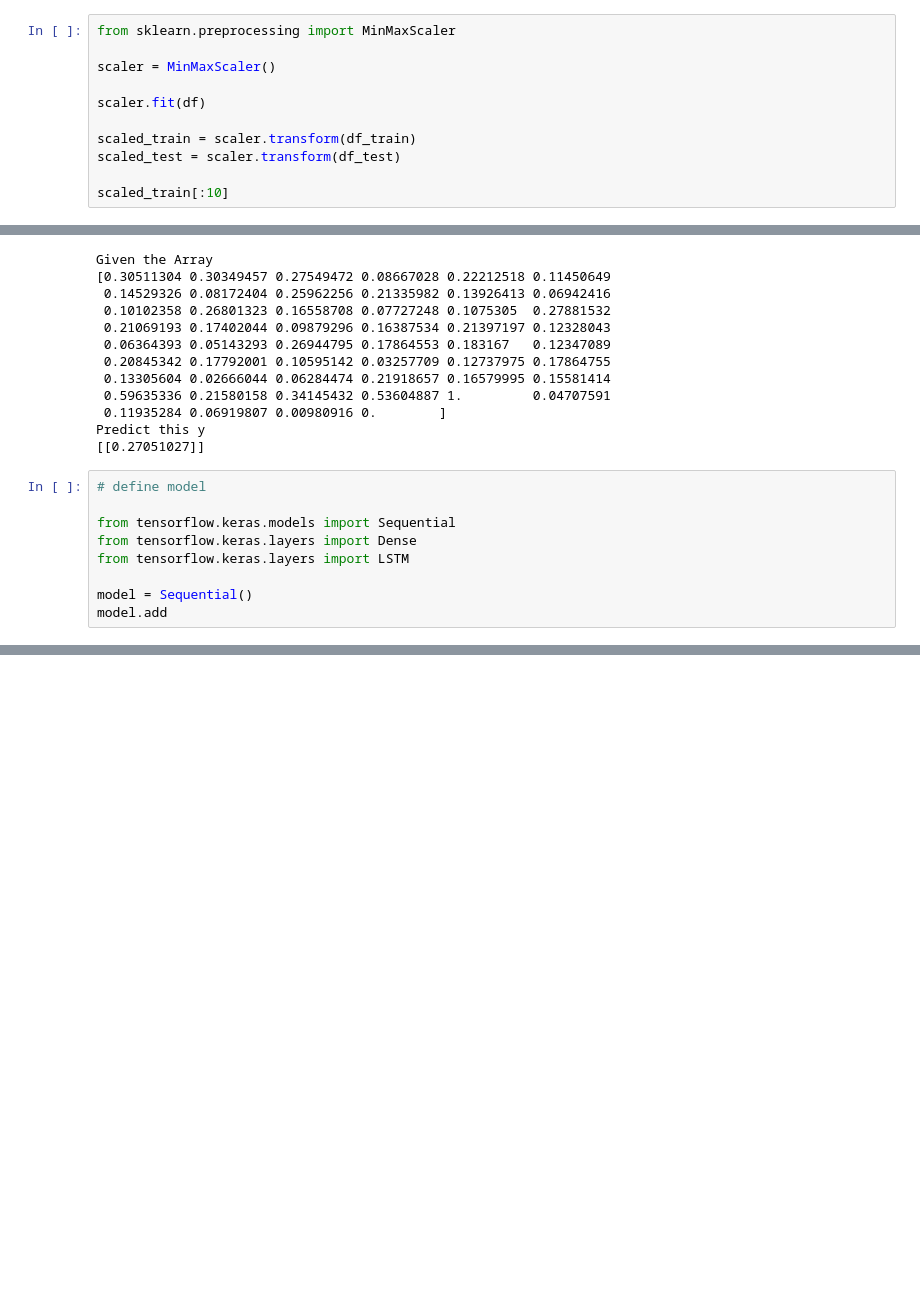
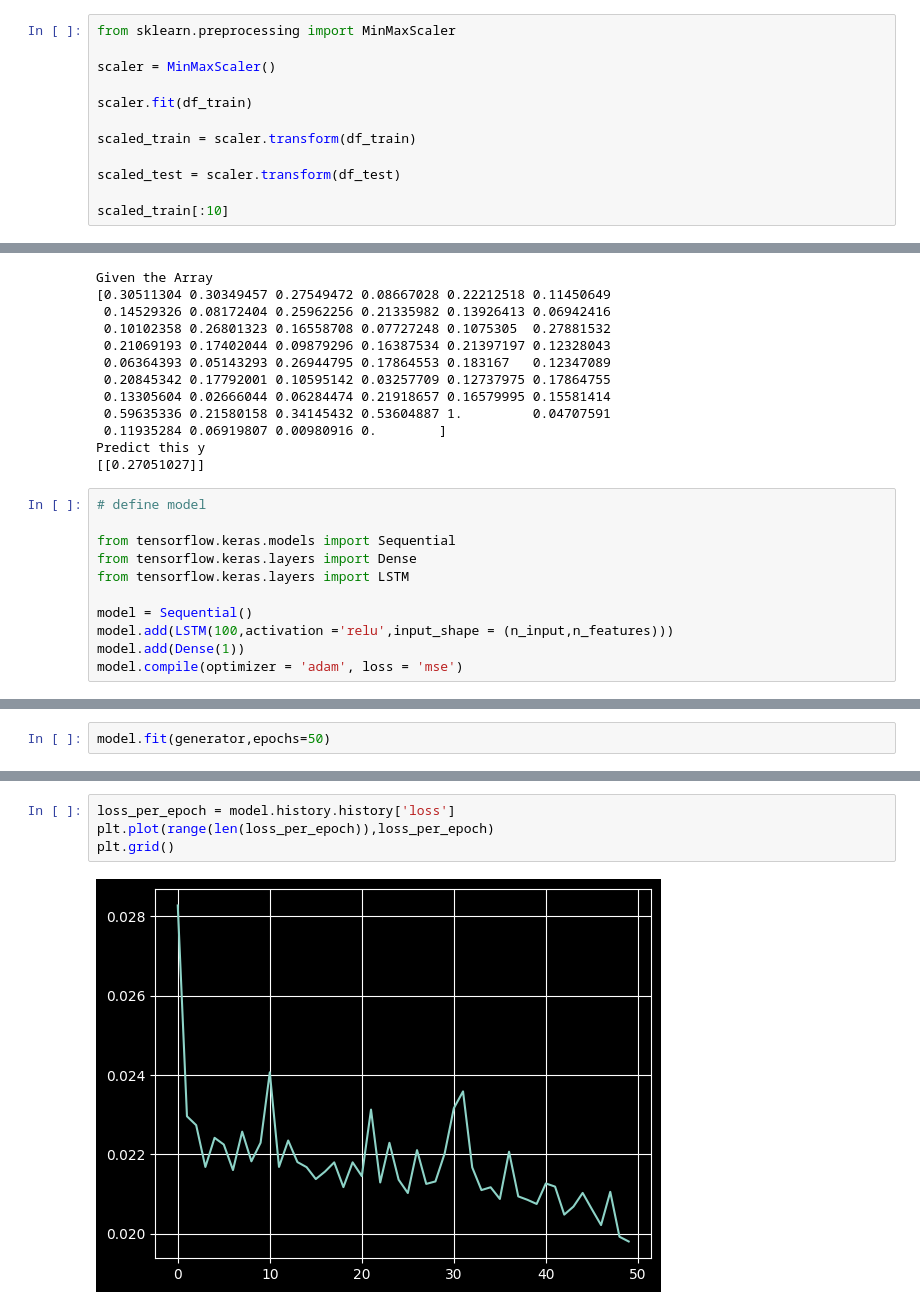
Before and after one commit to NishanD21/Walmart-Store-Sales-Forecasting, a Jupyter notebook: ws_lstm.ipynb, the cells around one changed output, grey strips where cells are left out. Drawn from its saved outputs; the diff is of its cells as text; blank space fills up the shorter version.

```diff
--- a/ws_lstm.ipynb
+++ b/ws_lstm.ipynb
@@ -110,9 +110,10 @@ from sklearn.preprocessing import MinMaxScaler
 
 scaler = MinMaxScaler()
 
-scaler.fit(df)
+scaler.fit(df_train)
 
 scaled_train = scaler.transform(df_train)
+
 scaled_test = scaler.transform(df_test)
 
 scaled_train[:10]
@@ -163,4 +164,6 @@ from tensorflow.keras.layers import Dense
 from tensorflow.keras.layers import LSTM
 
 model = Sequential()
-model.add
+model.add(LSTM(100,activation ='relu',input_shape = (n_input,n_features)))
+model.add(Dense(1))
+model.compile(optimizer = 'adam', loss = 'mse')
@@ -166,0 +184,2 @@ model.add
+# %%
+model.fit(generator,epochs=50)
@@ -166,0 +207,6 @@ model.add
+# %%
+loss_per_epoch = model.history.history['loss']
+plt.plot(range(len(loss_per_epoch)),loss_per_epoch)
+plt.grid()
+# %% [output]
+[figure, added]
```
Also changed, not shown: parts of 13 cells of this notebook.
